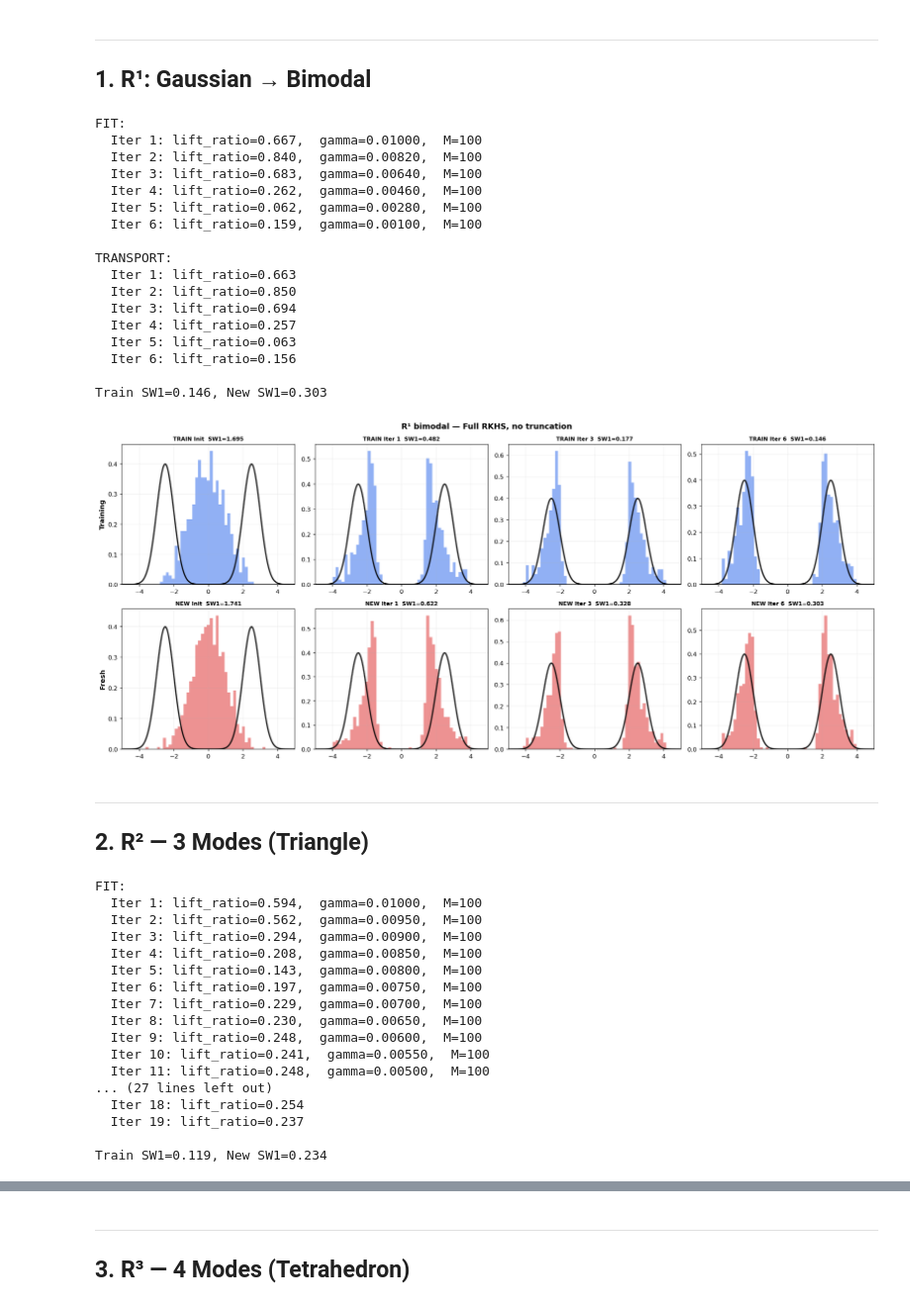
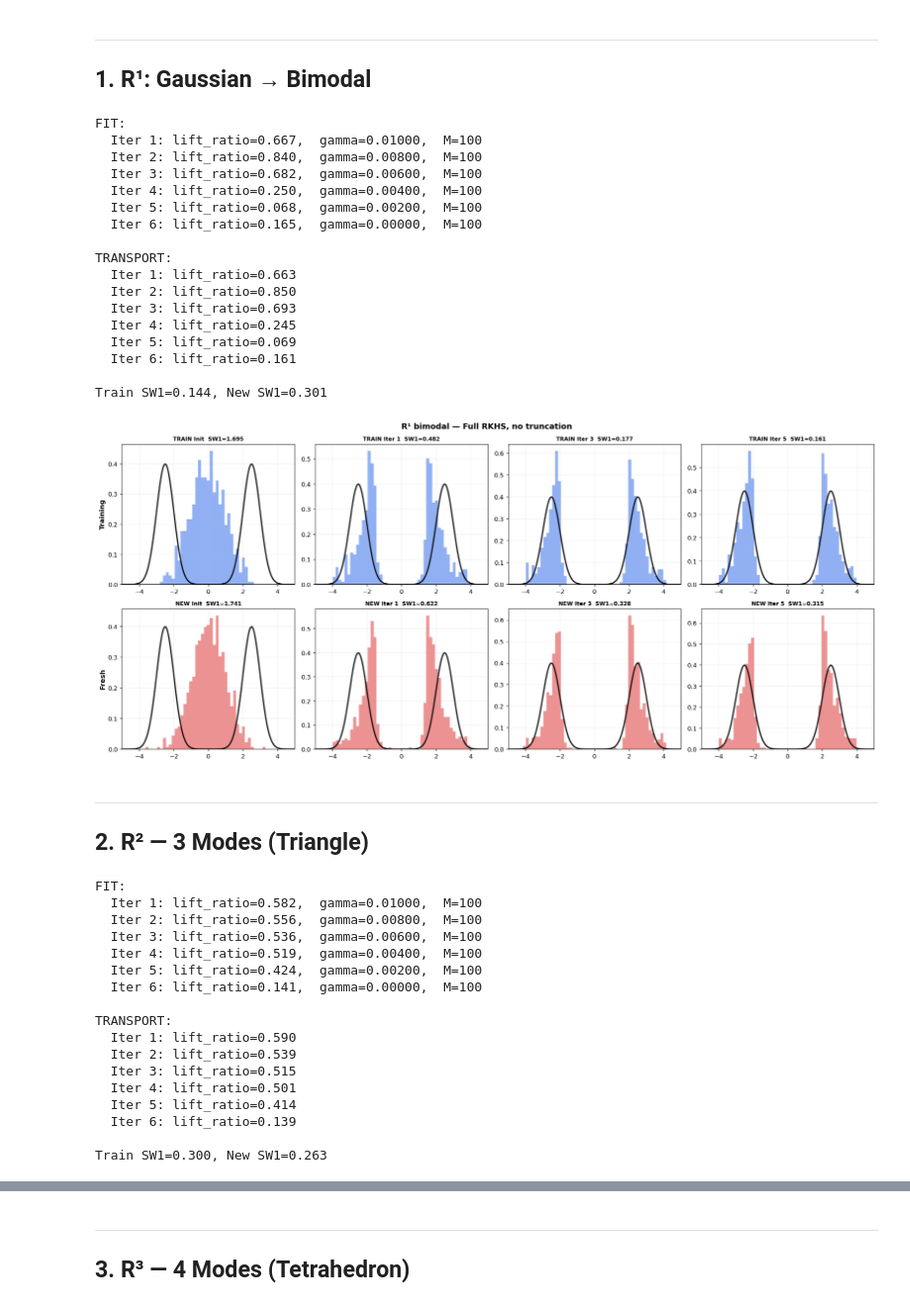
Before and after one commit to RaffoLuca18/Embedded_Interpolants, a Jupyter notebook: experiments/experiments.ipynb, the cells around one changed output, grey strips where cells are left out. Shown at 99% size. Saved outputs shown, nothing was run; the diff lists cells and outputs as text; code cells hidden in the pictures.

```diff
--- a/experiments/experiments.ipynb
+++ b/experiments/experiments.ipynb
@@ -32,7 +32,7 @@ N_train, N_data, N_new = 600, 300, 800
 X1 = distributions.two_modes_1d(N_data, mu=2.5, sigma=0.5).reshape(-1,1)
 x_true = distributions.two_modes_1d(N_new, mu=2.5, sigma=0.5).reshape(-1,1)
 
-model_1d = EmbeddedInterpolants(sigma_k=None, gamma=0.01, gamma_final=0.001, K_steps=80, N_src_max=10000, n_inducing=100)
+model_1d = EmbeddedInterpolants(sigma_k=None, gamma=0.01, gamma_final=1e-9, K_steps=80, N_src_max=10000, n_inducing=100)
 print('FIT:'); model_1d.fit(np.random.randn(N_train,1), X1, n_iterations=6)
 print('\nTRANSPORT:'); res_1d = model_1d.transport(np.random.randn(N_new,1), verbose=True)
 
@@ -42,43 +42,43 @@ print(f'\nTrain SW1={sw_t1[-1]:.3f}, New SW1={sw_n1[-1]:.3f}')
 # %% [output]
 FIT:
   Iter 1: lift_ratio=0.667,  gamma=0.01000,  M=100
-  Iter 2: lift_ratio=0.840,  gamma=0.00820,  M=100
-  Iter 3: lift_ratio=0.683,  gamma=0.00640,  M=100
-  Iter 4: lift_ratio=0.262,  gamma=0.00460,  M=100
-  Iter 5: lift_ratio=0.062,  gamma=0.00280,  M=100
-  Iter 6: lift_ratio=0.159,  gamma=0.00100,  M=100
+  Iter 2: lift_ratio=0.840,  gamma=0.00800,  M=100
+  Iter 3: lift_ratio=0.682,  gamma=0.00600,  M=100
+  Iter 4: lift_ratio=0.250,  gamma=0.00400,  M=100
+  Iter 5: lift_ratio=0.068,  gamma=0.00200,  M=100
+  Iter 6: lift_ratio=0.165,  gamma=0.00000,  M=100
 
 TRANSPORT:
   Iter 1: lift_ratio=0.663
   Iter 2: lift_ratio=0.850
-  Iter 3: lift_ratio=0.694
-  Iter 4: lift_ratio=0.257
-  Iter 5: lift_ratio=0.063
-  Iter 6: lift_ratio=0.156
+  Iter 3: lift_ratio=0.693
+  Iter 4: lift_ratio=0.245
+  Iter 5: lift_ratio=0.069
+  Iter 6: lift_ratio=0.161
 
-Train SW1=0.146, New SW1=0.303
+Train SW1=0.144, New SW1=0.301
 # %%
 xd = np.linspace(-5,5,500)
 rho = 0.5/(0.5*np.sqrt(2*np.pi))*(np.exp(-(xd-2.5)**2/0.5)+np.exp(-(xd+2.5)**2/0.5))
 bins = np.linspace(-5,5,60)
 fig, axes = plt.subplots(2, 4, figsize=(18,8))
-for col, it in enumerate([0,1,3,6]):
+for col, it in enumerate([0,1,3,5]):
     ax = axes[0,col]
     ax.hist(model_1d._fit_result['snapshots'][it][:,0], bins=bins, density=True, alpha=0.5, color='#2563eb')
     ax.plot(xd,rho,'k-',lw=2); lab='Init' if it==0 else f'Iter {it}'
     ax.set_title(f'TRAIN {lab}  SW1={sw_t1[it]:.3f}', fontweight='bold', fontsize=9)
     ax.set_xlim(-5,5); ax.grid(True,alpha=0.2)
     if col==0: ax.set_ylabel('Training', fontsize=11, fontweight='bold')
     ax = axes[1,col]
     ax.hist(res_1d['snapshots'][it][:,0], bins=bins, density=True, alpha=0.5, color='#dc2626')
     ax.plot(xd,rho,'k-',lw=2)
     ax.set_title(f'NEW {lab}  SW1={sw_n1[it]:.3f}', fontweight='bold', fontsize=9)
     ax.set_xlim(-5,5); ax.grid(True,alpha=0.2)
     if col==0: ax.set_ylabel('Fresh', fontsize=11, fontweight='bold')
 fig.suptitle('R¹ bimodal — Full RKHS, no truncation', fontweight='bold', fontsize=13)
 plt.tight_layout(); plt.show()
 # %% [output]
-[figure, old version]
+[figure, new version]
 # %% [markdown]
 ---
 ## 2. R² — 3 Modes (Triangle)
@@ -87,7 +87,7 @@ N_train, N_data, N_new = 500, 250, 600
 X1_2d = distributions.three_modes_2d(N_data)
 x_true_2d = distributions.three_modes_2d(N_new)
 
-model_2d = EmbeddedInterpolants(sigma_k=None, gamma=0.01, gamma_final=0.001, K_steps=80, N_src_max=10000, n_inducing=100)
+model_2d = EmbeddedInterpolants(sigma_k=3, gamma=0.01, gamma_final=1e-7, K_steps=80, N_src_max=10000, n_inducing=100)
 print('FIT:'); model_2d.fit(np.random.randn(N_train,2), X1_2d, n_iterations=6)
 print('\nTRANSPORT:'); res_2d = model_2d.transport(np.random.randn(N_new,2), verbose=True)
 
@@ -96,22 +96,22 @@ sw_n2 = [sw1(s, x_true_2d) for s in res_2d['snapshots']]
 print(f'\nTrain SW1={sw_t2[-1]:.3f}, New SW1={sw_n2[-1]:.3f}')
 # %% [output]
 FIT:
-  Iter 1: lift_ratio=0.594,  gamma=0.01000,  M=100
-  Iter 2: lift_ratio=0.562,  gamma=0.00950,  M=100
-  Iter 3: lift_ratio=0.294,  gamma=0.00900,  M=100
-  Iter 4: lift_ratio=0.208,  gamma=0.00850,  M=100
-  Iter 5: lift_ratio=0.143,  gamma=0.00800,  M=100
-  Iter 6: lift_ratio=0.197,  gamma=0.00750,  M=100
-  Iter 7: lift_ratio=0.229,  gamma=0.00700,  M=100
-  Iter 8: lift_ratio=0.230,  gamma=0.00650,  M=100
-  Iter 9: lift_ratio=0.248,  gamma=0.00600,  M=100
-  Iter 10: lift_ratio=0.241,  gamma=0.00550,  M=100
-  Iter 11: lift_ratio=0.248,  gamma=0.00500,  M=100
-... (27 lines left out)
-  Iter 18: lift_ratio=0.254
-  Iter 19: lift_ratio=0.237
+  Iter 1: lift_ratio=0.582,  gamma=0.01000,  M=100
+  Iter 2: lift_ratio=0.556,  gamma=0.00800,  M=100
+  Iter 3: lift_ratio=0.536,  gamma=0.00600,  M=100
+  Iter 4: lift_ratio=0.519,  gamma=0.00400,  M=100
+  Iter 5: lift_ratio=0.424,  gamma=0.00200,  M=100
+  Iter 6: lift_ratio=0.141,  gamma=0.00000,  M=100
 
-Train SW1=0.119, New SW1=0.234
+TRANSPORT:
+  Iter 1: lift_ratio=0.590
+  Iter 2: lift_ratio=0.539
+  Iter 3: lift_ratio=0.515
+  Iter 4: lift_ratio=0.501
+  Iter 5: lift_ratio=0.414
+  Iter 6: lift_ratio=0.139
+
+Train SW1=0.300, New SW1=0.263
 # %%
 angles_3 = np.array([np.pi/2, np.pi/2+2*np.pi/3, np.pi/2+4*np.pi/3])
 centers_3 = 2.5*np.column_stack([np.cos(angles_3), np.sin(angles_3)])
```
Also changed, not shown: parts of 1 cell of this notebook, 1 other file.
